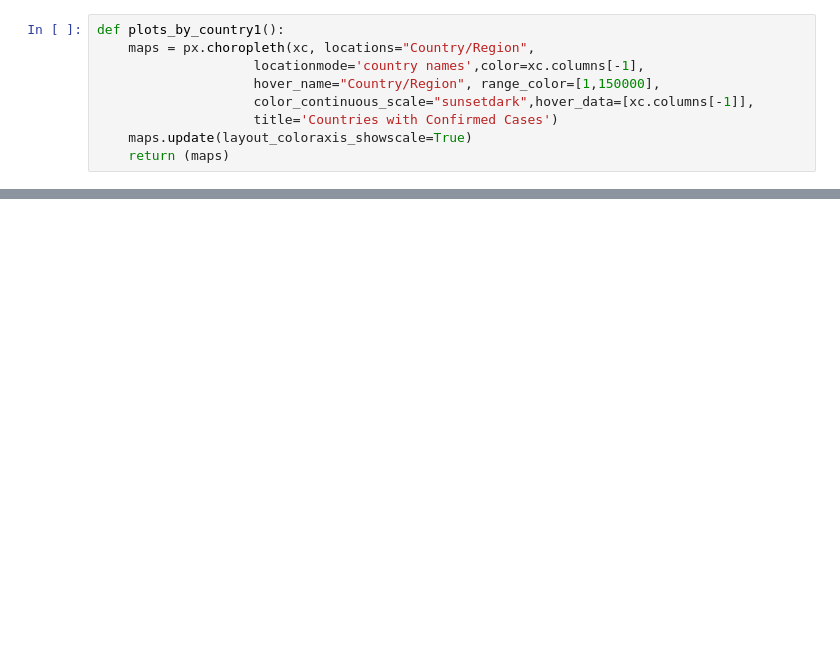
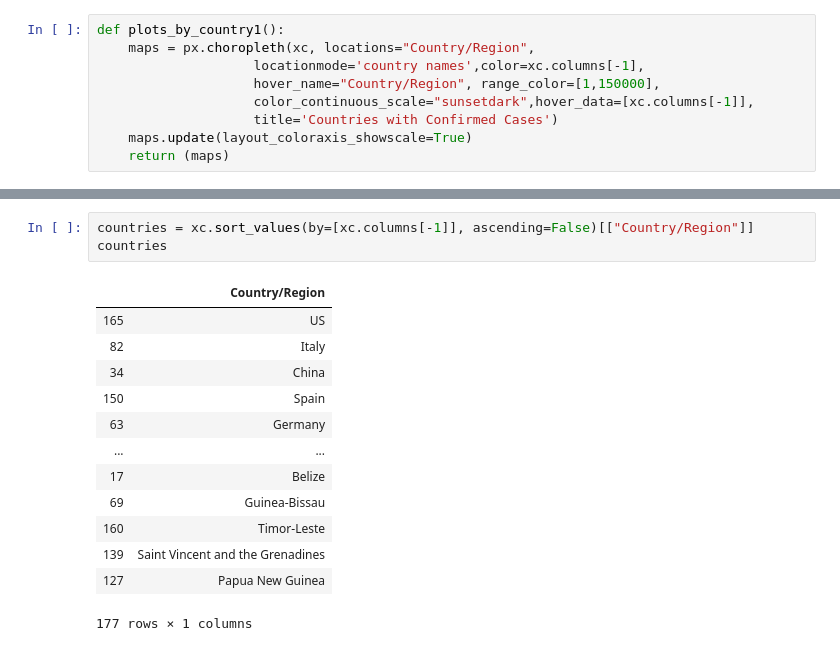
Before and after one commit to mainadwitiya/CoVid-19-Tracker-Coronavirus-, a Jupyter notebook: covid-19tracker country wise charts.ipynb, the cells around one changed output, grey strips where cells are left out. Drawn from its saved outputs; the diff is of its cells as text; blank space fills up the shorter version.

```diff
--- a/covid-19tracker country wise charts.ipynb
+++ b/covid-19tracker country wise charts.ipynb
@@ -252,3 +270,20 @@ def plots_by_country1():
 plots_by_country1()
 # %% [output]
 [interactive output not drawn]
+# %%
+countries = xc.sort_values(by=[xc.columns[-1]], ascending=False)[["Country/Region"]]
+countries
+# %% [output]
+|  | Country/Region |
+| 165 | US |
+| 82 | Italy |
+| 34 | China |
+| 150 | Spain |
+| 63 | Germany |
+| ... | ... |
+| 17 | Belize |
+| 69 | Guinea-Bissau |
+| 160 | Timor-Leste |
+| 139 | Saint Vincent and the Grenadines |
+| 127 | Papua New Guinea |
+177 rows × 1 columns
```
Also changed, not shown: parts of 13 cells of this notebook.
